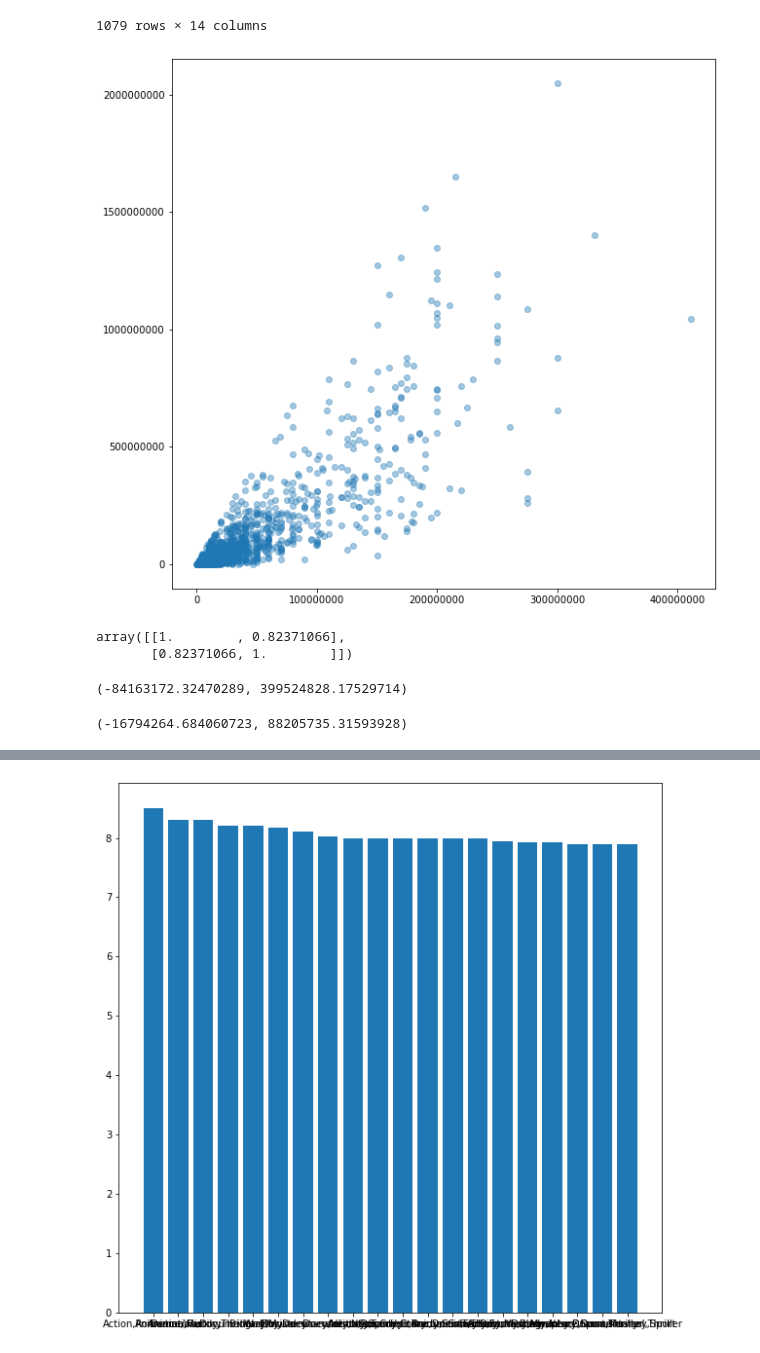
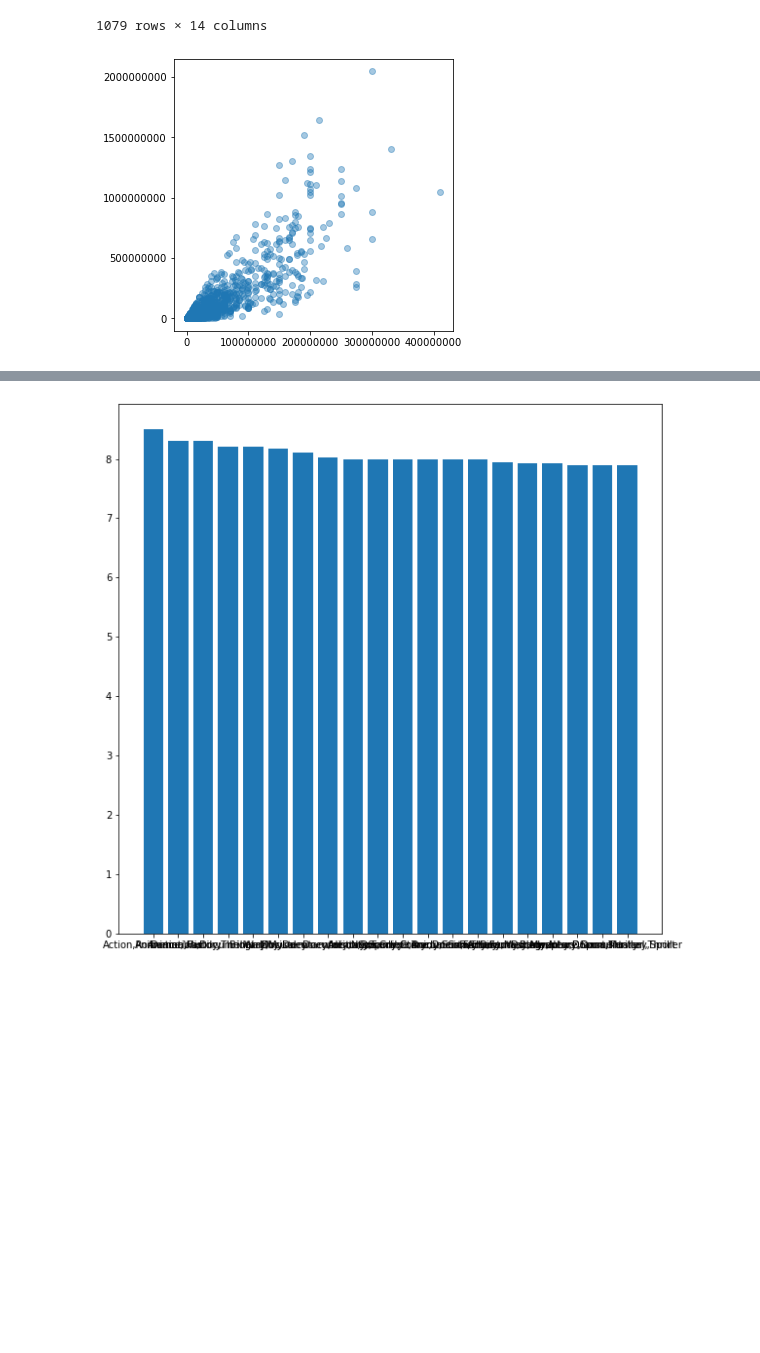
Before and after one commit to xiaohua-su/Film-Analysis, a Jupyter notebook: Analysis_of_Films.ipynb, the cells around one changed output, grey strips where cells are left out. Saved outputs shown, nothing was run; the diff lists cells and outputs as text; code cells hidden in the pictures; blank space fills up the shorter version.

Commit message:
Update Analysis of Film, and additional analysis.

```diff
--- a/Analysis_of_Films.ipynb
+++ b/Analysis_of_Films.ipynb
@@ -36,5 +88,5 @@ budget_rating_gross.shape
 # %%
 #dropping unnecessary columns
-clean_columns = budget_rating_gross.drop(['Unnamed: 0', 'genre_ids', 'original_title', 'domestic_gross_x', 'foreign_gross', 'movie', 'id_x', 'id_y'], axis=1)
-clean_columns
+clean_columns = budget_rating_gross.drop(['release_date_y', 'Unnamed: 0', 'genre_ids', 'original_title', 'domestic_gross_x', 'foreign_gross', 'movie', 'id_x', 'id_y', 'original_language'], axis=1)
+clean_columns.info()
 # %% [output]
@@ -113,3 +122,0 @@ memory usage: 141.7+ KB
-# %%
-#addition of foreign_gross to dataframe
-clean_columns['foreign_gross'] = clean_columns['worldwide_gross'] - clean_columns['domestic_gross_y']
@@ -234,30 +302,11 @@ movies_oultierless
 1079 rows × 14 columns
 # %%
 #graph of movies_oultierless
-fig, ax = plt.subplots(figsize=(10,10),)
+fig, ax = plt.subplots(figsize=(5,5),)
 ax.ticklabel_format(style='plain')
 ax.scatter(movies_oultierless['production_budget'] , y = movies_oultierless['worldwide_gross'], alpha = .4);
+#Removed outliers based on gross_to_budget_ratio. The correlation was very strong and positive.
+np.corrcoef(movies_oultierless['production_budget'] , y = movies_oultierless['worldwide_gross'])
+#almost a 1:1 correlation
 # %% [output]
-[figure, old version]
+[figure, new version]
-# %%
-#graph for movies_oultierless
-np.corrcoef(movies_oultierless['production_budget'] , y = movies_oultierless['worldwide_gross'])
-#almost a 1:1 correlation
-# %% [output]
-array([[1.        , 0.82371066],
-       [0.82371066, 1.        ]])
-# %%
-#Finding the iqr from movies_without_wwg_outliers
-q3, q1 = np.percentile(movies_clean['worldwide_gross'], [75, 25])
-q3, q1
-iqr = q3-q1
-
-lower_limit_wwg = movies_clean['worldwide_gross'].mean()-(iqr*1.5)
-
-upper_limit_wwg = movies_clean['worldwide_gross'].mean()+(iqr*1.5)
-
-lower_limit_wwg, upper_limit_wwg
-
-#We were unable to drop any values based on our lower quartile limit, which is negative.
-# %% [output]
-(-84163172.32470289, 399524828.17529714)
@@ -267,16 +312,0 @@ movies_without_wwg_outliers = movies_clean[movies_clean['worldwide_gross']<upper
-# %%
-#finding the iqr of the movies_without_wwg_or_pb_outliers
-q3, q1 = np.percentile(movies_without_wwg_outliers['production_budget'], [75, 25])
-q3, q1
-iqr = q3-q1
-
-lower_limit_pb = movies_without_wwg_outliers['production_budget'].mean()-(iqr*1.5)
-
-upper_limit_pb = movies_without_wwg_outliers['production_budget'].mean()+(iqr*1.5)
-
-lower_limit_pb, upper_limit_pb
-
-
-#We were unable to drop any values based on our lower quartile limit, which is negative.
-# %% [output]
-(-16794264.684060723, 88205735.31593928)
```
Also changed, not shown: parts of 72 cells of this notebook.
